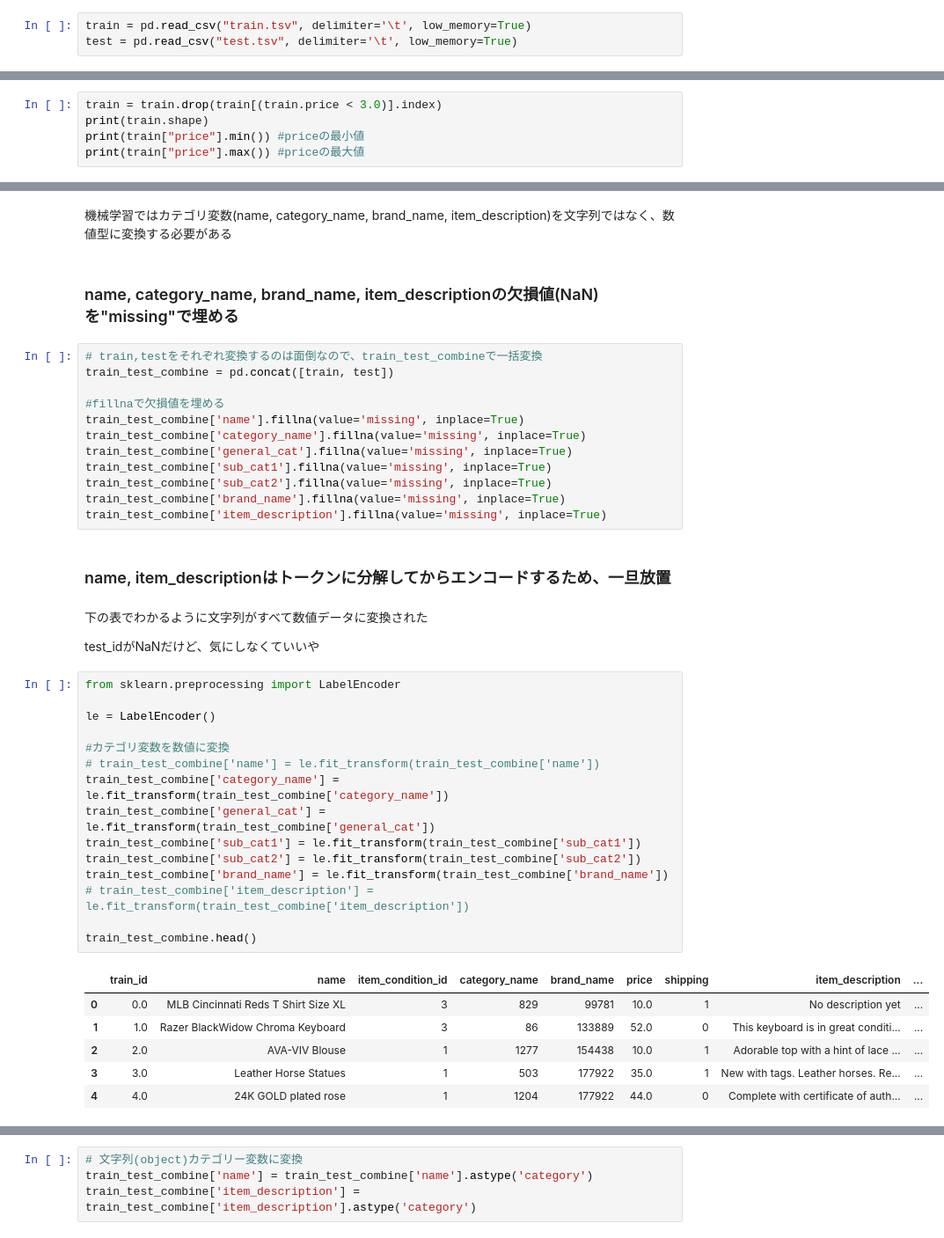
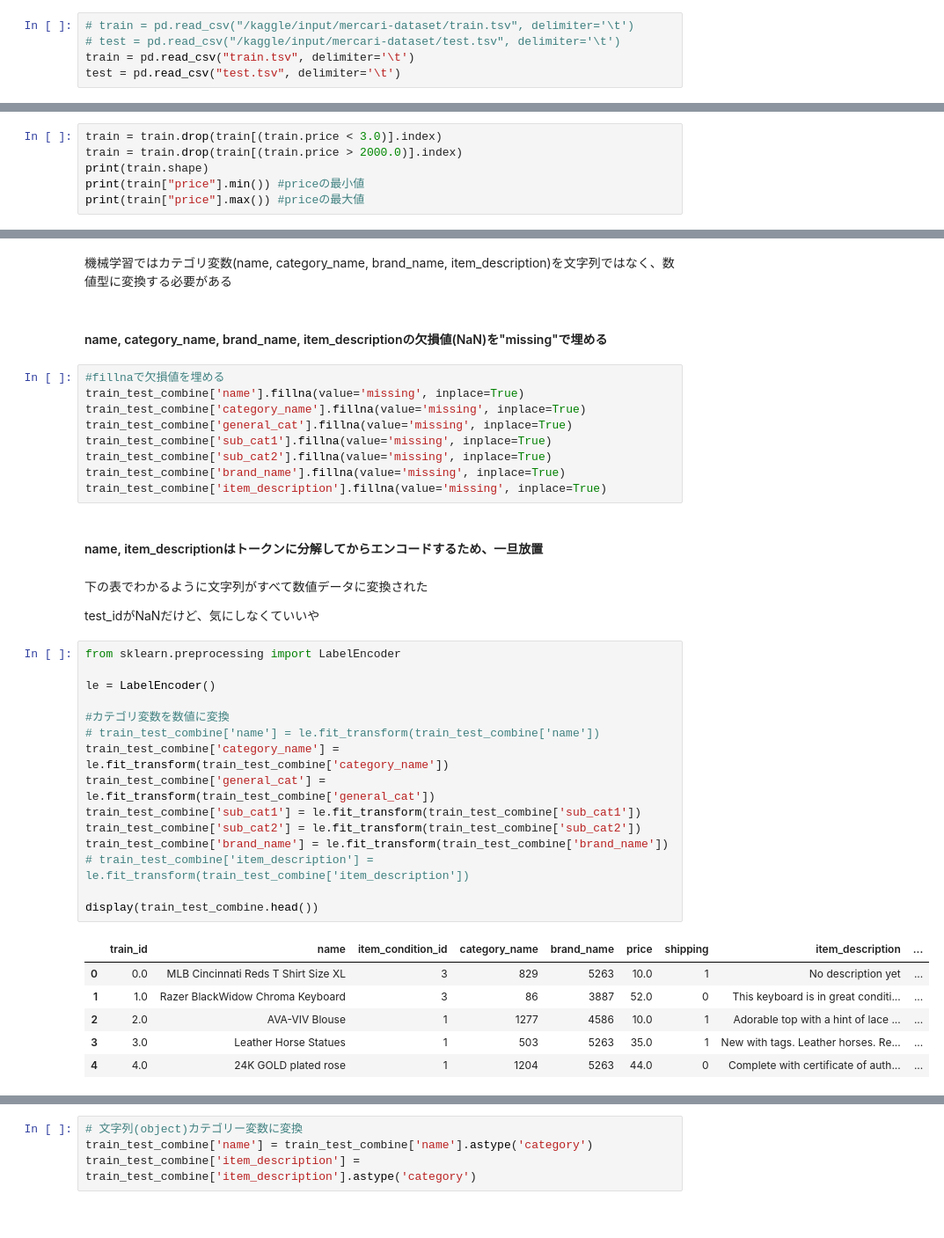
Before and after one commit to Hiromu1612/Kaggle_mercari2, a Jupyter notebook: ridge.ipynb, the cells around one changed output, grey strips where cells are left out. Shown: that part at 88% size. Drawn from its saved outputs; the diff is of its cells as text.

```diff
--- a/test2_0.555_with_book.ipynb
+++ b/ridge.ipynb
@@ -6,4 +12,6 @@ import numpy as np
 # %%
-train = pd.read_csv("train.tsv", delimiter='\t', low_memory=True)
-test = pd.read_csv("test.tsv", delimiter='\t', low_memory=True)
+# train = pd.read_csv("/kaggle/input/mercari-dataset/train.tsv", delimiter='\t')
+# test = pd.read_csv("/kaggle/input/mercari-dataset/test.tsv", delimiter='\t')
+train = pd.read_csv("train.tsv", delimiter='\t')
+test = pd.read_csv("test.tsv", delimiter='\t')
 # %% [markdown]
@@ -162,5 +216,6 @@ Name: count, dtype: int64
 # %%
 train = train.drop(train[(train.price < 3.0)].index)
+train = train.drop(train[(train.price > 2000.0)].index)
 print(train.shape)
 print(train["price"].min()) #priceの最小値
 print(train["price"].max()) #priceの最大値
@@ -364,11 +411,8 @@ dtype: object
 # %% [markdown]
 機械学習ではカテゴリ変数(name, category_name, brand_name, item_description)を文字列ではなく、数値型に変換する必要がある
 # %% [markdown]
-### name, category_name, brand_name, item_descriptionの欠損値(NaN)を"missing"で埋める
+#### name, category_name, brand_name, item_descriptionの欠損値(NaN)を"missing"で埋める
 # %%
-# train,testをそれぞれ変換するのは面倒なので、train_test_combineで一括変換
-train_test_combine = pd.concat([train, test])
-
 #fillnaで欠損値を埋める
 train_test_combine['name'].fillna(value='missing', inplace=True)
 train_test_combine['category_name'].fillna(value='missing', inplace=True)
@@ -378,7 +422,7 @@ train_test_combine['sub_cat2'].fillna(value='missing', inplace=True)
 train_test_combine['brand_name'].fillna(value='missing', inplace=True)
 train_test_combine['item_description'].fillna(value='missing', inplace=True)
 # %% [markdown]
-### name, item_descriptionはトークンに分解してからエンコードするため、一旦放置
+#### name, item_descriptionはトークンに分解してからエンコードするため、一旦放置
 # %% [markdown]
 下の表でわかるように文字列がすべて数値データに変換された
 
@@ -386,23 +430,23 @@ test_idがNaNだけど、気にしなくていいや
 # %%
 from sklearn.preprocessing import LabelEncoder
 
 le = LabelEncoder()
 
 #カテゴリ変数を数値に変換
 # train_test_combine['name'] = le.fit_transform(train_test_combine['name'])
 train_test_combine['category_name'] = le.fit_transform(train_test_combine['category_name'])
 train_test_combine['general_cat'] = le.fit_transform(train_test_combine['general_cat'])
 train_test_combine['sub_cat1'] = le.fit_transform(train_test_combine['sub_cat1'])
 train_test_combine['sub_cat2'] = le.fit_transform(train_test_combine['sub_cat2'])
 train_test_combine['brand_name'] = le.fit_transform(train_test_combine['brand_name'])
 # train_test_combine['item_description'] = le.fit_transform(train_test_combine['item_description'])
 
-train_test_combine.head()
+display(train_test_combine.head())
 # %% [output]
 |  | train_id | name | item_condition_id | category_name | brand_name | price | shipping | item_description | ... |
-| 0 | 0.0 | MLB Cincinnati Reds T Shirt Size XL | 3 | 829 | 99781 | 10.0 | 1 | No description yet | ... |
-| 1 | 1.0 | Razer BlackWidow Chroma Keyboard | 3 | 86 | 133889 | 52.0 | 0 | This keyboard is in great conditi... | ... |
-| 2 | 2.0 | AVA-VIV Blouse | 1 | 1277 | 154438 | 10.0 | 1 | Adorable top with a hint of lace ... | ... |
-| 3 | 3.0 | Leather Horse Statues | 1 | 503 | 177922 | 35.0 | 1 | New with tags. Leather horses. Re... | ... |
-| 4 | 4.0 | 24K GOLD plated rose | 1 | 1204 | 177922 | 44.0 | 0 | Complete with certificate of auth... | ... |
+| 0 | 0.0 | MLB Cincinnati Reds T Shirt Size XL | 3 | 829 | 5263 | 10.0 | 1 | No description yet | ... |
+| 1 | 1.0 | Razer BlackWidow Chroma Keyboard | 3 | 86 | 3887 | 52.0 | 0 | This keyboard is in great conditi... | ... |
+| 2 | 2.0 | AVA-VIV Blouse | 1 | 1277 | 4586 | 10.0 | 1 | Adorable top with a hint of lace ... | ... |
+| 3 | 3.0 | Leather Horse Statues | 1 | 503 | 5263 | 35.0 | 1 | New with tags. Leather horses. Re... | ... |
+| 4 | 4.0 | 24K GOLD plated rose | 1 | 1204 | 5263 | 44.0 | 0 | Complete with certificate of auth... | ... |
 # %% [markdown]
```
Also changed, not shown: parts of 119 cells of this notebook, 5 other files.
